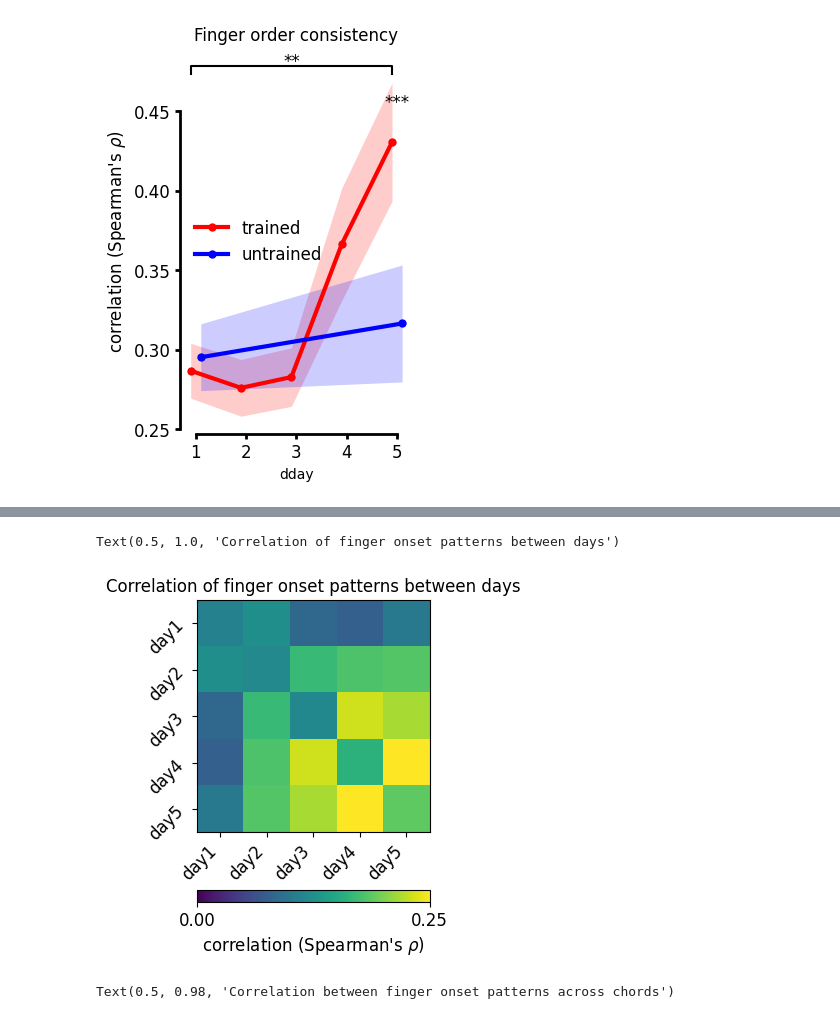
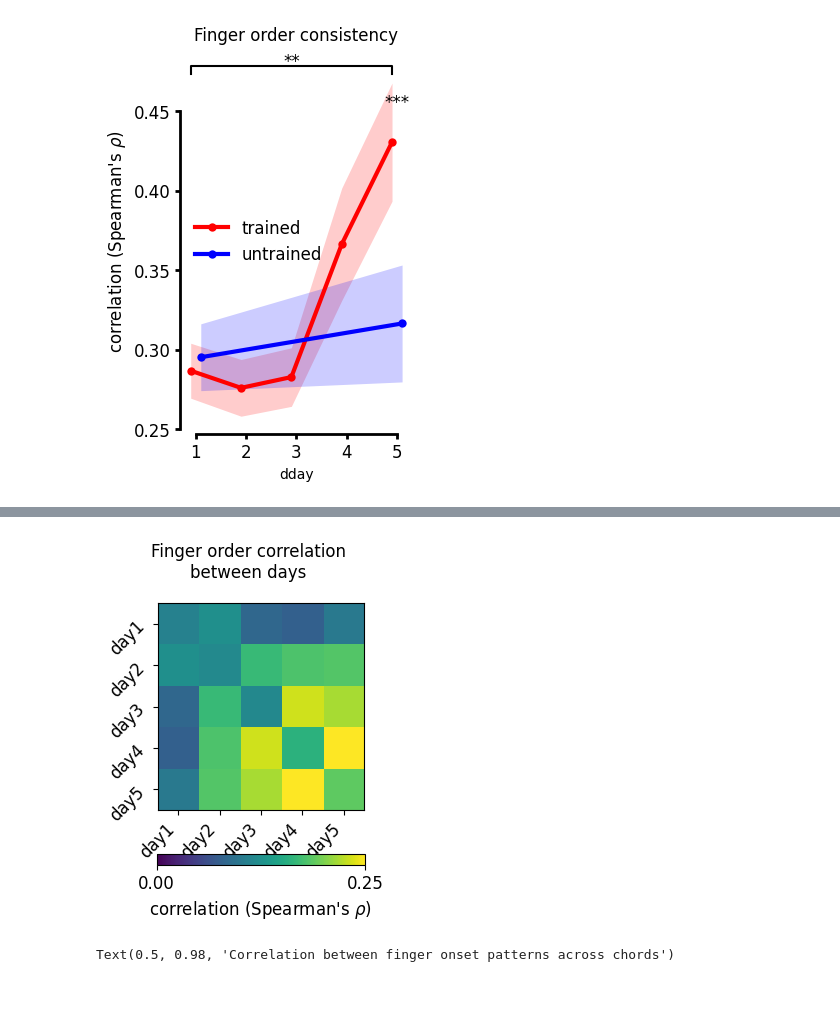
Before and after one commit to mnlmrc/extension-flexion-chords, a Jupyter notebook: notebooks/main.ipynb, the cells around one changed output, grey strips where cells are left out. Drawn from its saved outputs; the diff is of its cells as text; code cells hidden in the pictures; blank space fills up the shorter version.

```diff
--- a/notebooks/main.ipynb
+++ b/notebooks/main.ipynb
@@ -816,34 +816,33 @@ fig.subplots_adjust(top=.8)
 # %%
 experiment = 'efc2'
 
 corr = np.load(os.path.join(gl.baseDir, experiment, 'order_day_corr.npy'))
 corr = np.nanmean(corr, axis=(0, 1))
 
 days = [f'day{day}' for day in np.linspace(1, 5, 5, dtype=int)]
 
-fig, axs = plt.subplots(figsize=(3, 5))
+fig, axs = plt.subplots(figsize=(3, 4.5))
 
 cax = axs.imshow(corr, vmin=0, vmax=.25)
 
 # Add day labels to the axes
 axs.set_xticks(np.arange(len(days)))
 axs.set_yticks(np.arange(len(days)))
 axs.set_xticklabels(days, fontsize=fontsize, rotation=45, ha='right')
 axs.set_yticklabels(days, fontsize=fontsize,  rotation=45, ha='right')
 
 # Add a color bar to represent the values
 cb = fig.colorbar(cax, orientation='horizontal', ticks=[0, .25])
 cb.set_label(r"correlation (Spearman's $\rho$)", fontsize=fontsize)
 
 cb.ax.tick_params(labelsize=fontsize)
 
-axs.set_title('Correlation of finger onset patterns between days', fontsize=fontsize)
+fig.suptitle('Finger order correlation\nbetween days', fontsize=fontsize)
 
 
-# fig.tight_layout()
+fig.tight_layout()
 # %% [output]
-Text(0.5, 1.0, 'Correlation of finger onset patterns between days')
-[figure, old version]
+[figure, new version]
 # %%
 experiment = 'efc2'
 
```
Also changed, not shown: parts of 2 cells of this notebook, 1 other file.
